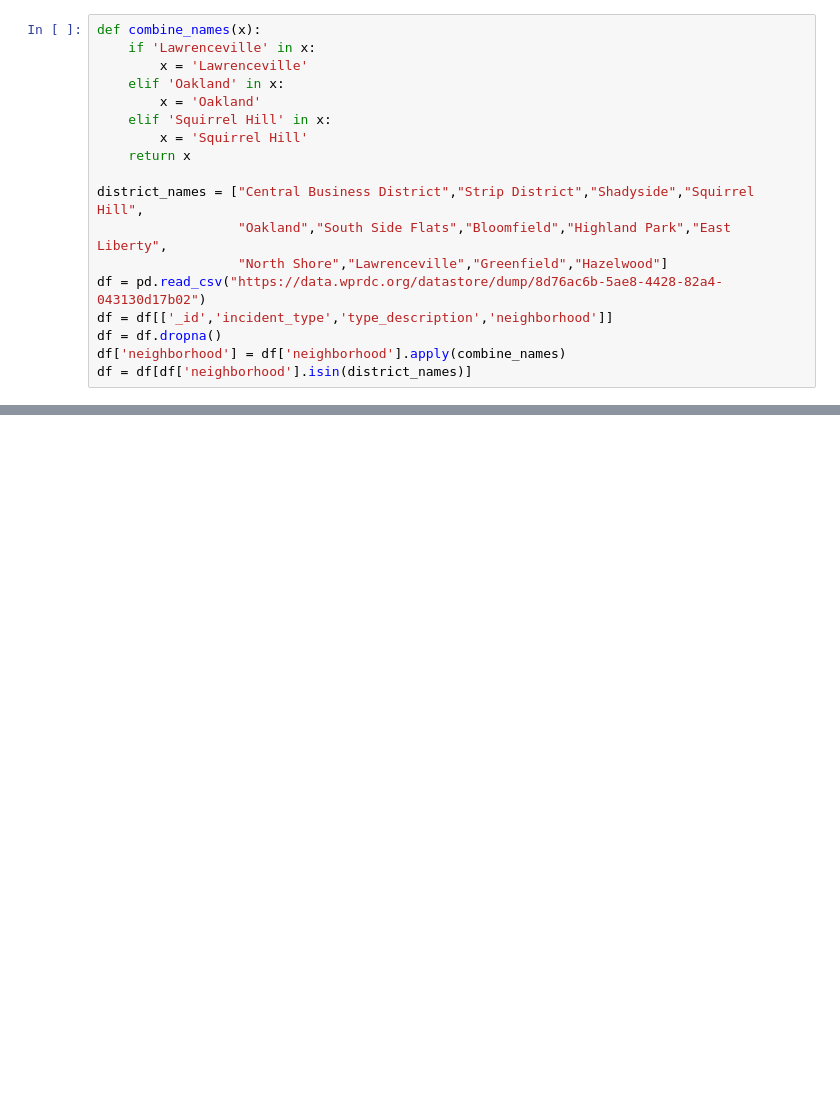
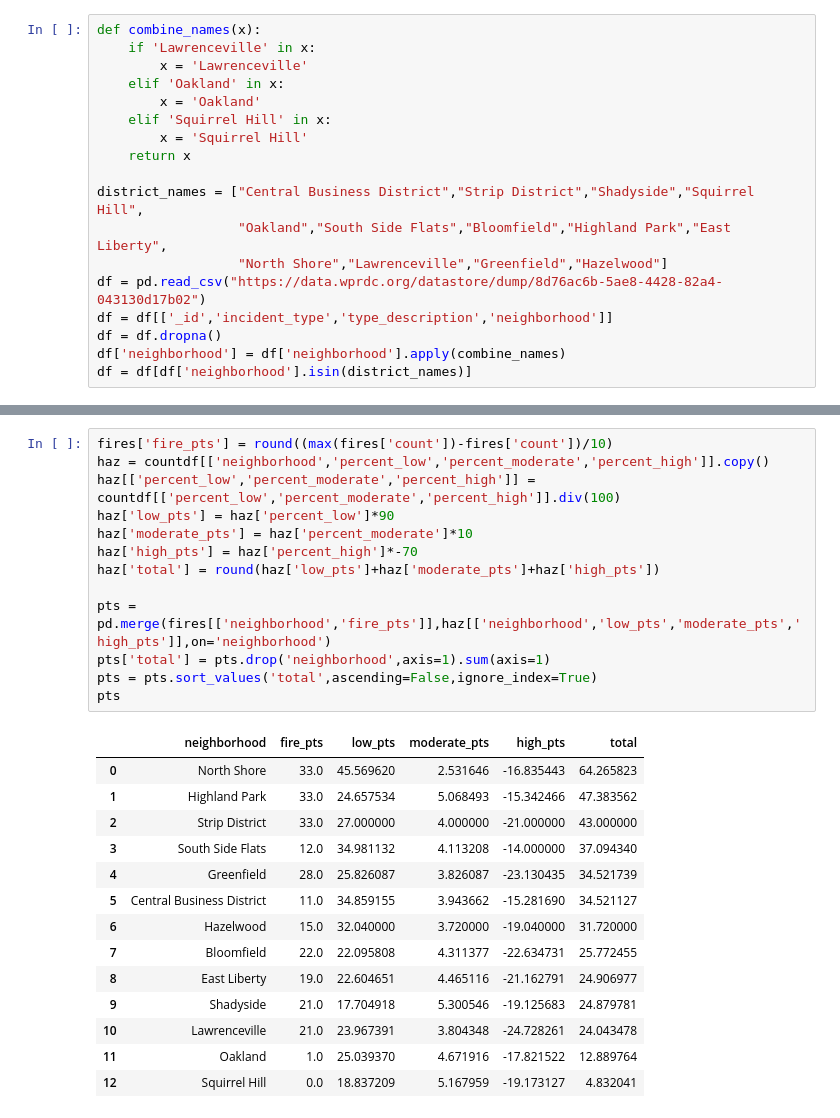
Before and after one commit to AbeEldo/CS0010FinalProject, a Jupyter notebook: AbeDS1.ipynb, the cells around one changed output, grey strips where cells are left out. Drawn from its saved outputs; the diff is of its cells as text; blank space fills up the shorter version.

```diff
--- a/AbeDS1.ipynb
+++ b/AbeDS1.ipynb
@@ -105,0 +152,28 @@ plt.show()
+# %%
+fires['fire_pts'] = round((max(fires['count'])-fires['count'])/10)
+haz = countdf[['neighborhood','percent_low','percent_moderate','percent_high']].copy()
+haz[['percent_low','percent_moderate','percent_high']] = countdf[['percent_low','percent_moderate','percent_high']].div(100)
+haz['low_pts'] = haz['percent_low']*90
+haz['moderate_pts'] = haz['percent_moderate']*10
+haz['high_pts'] = haz['percent_high']*-70
+haz['total'] = round(haz['low_pts']+haz['moderate_pts']+haz['high_pts'])
+
+pts = pd.merge(fires[['neighborhood','fire_pts']],haz[['neighborhood','low_pts','moderate_pts','high_pts']],on='neighborhood')
+pts['total'] = pts.drop('neighborhood',axis=1).sum(axis=1)
+pts = pts.sort_values('total',ascending=False,ignore_index=True)
+pts
+# %% [output]
+|  | neighborhood | fire_pts | low_pts | moderate_pts | high_pts | total |
+| 0 | North Shore | 33.0 | 45.569620 | 2.531646 | -16.835443 | 64.265823 |
+| 1 | Highland Park | 33.0 | 24.657534 | 5.068493 | -15.342466 | 47.383562 |
+| 2 | Strip District | 33.0 | 27.000000 | 4.000000 | -21.000000 | 43.000000 |
+| 3 | South Side Flats | 12.0 | 34.981132 | 4.113208 | -14.000000 | 37.094340 |
+| 4 | Greenfield | 28.0 | 25.826087 | 3.826087 | -23.130435 | 34.521739 |
+| 5 | Central Business District | 11.0 | 34.859155 | 3.943662 | -15.281690 | 34.521127 |
+| 6 | Hazelwood | 15.0 | 32.040000 | 3.720000 | -19.040000 | 31.720000 |
+| 7 | Bloomfield | 22.0 | 22.095808 | 4.311377 | -22.634731 | 25.772455 |
+| 8 | East Liberty | 19.0 | 22.604651 | 4.465116 | -21.162791 | 24.906977 |
+| 9 | Shadyside | 21.0 | 17.704918 | 5.300546 | -19.125683 | 24.879781 |
+| 10 | Lawrenceville | 21.0 | 23.967391 | 3.804348 | -24.728261 | 24.043478 |
+| 11 | Oakland | 1.0 | 25.039370 | 4.671916 | -17.821522 | 12.889764 |
+| 12 | Squirrel Hill | 0.0 | 18.837209 | 5.167959 | -19.173127 | 4.832041 |
```
Also changed, not shown: parts of 7 cells of this notebook.
